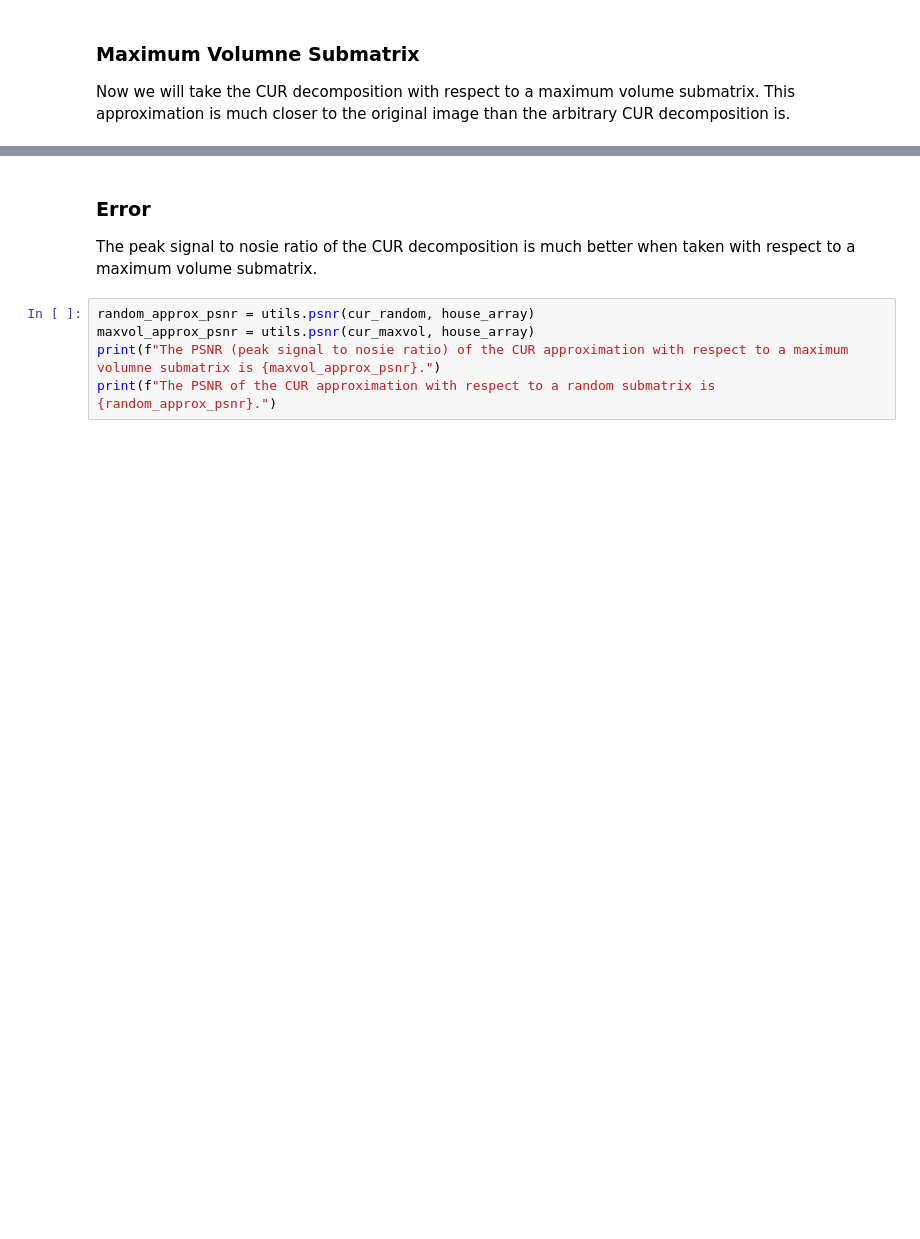
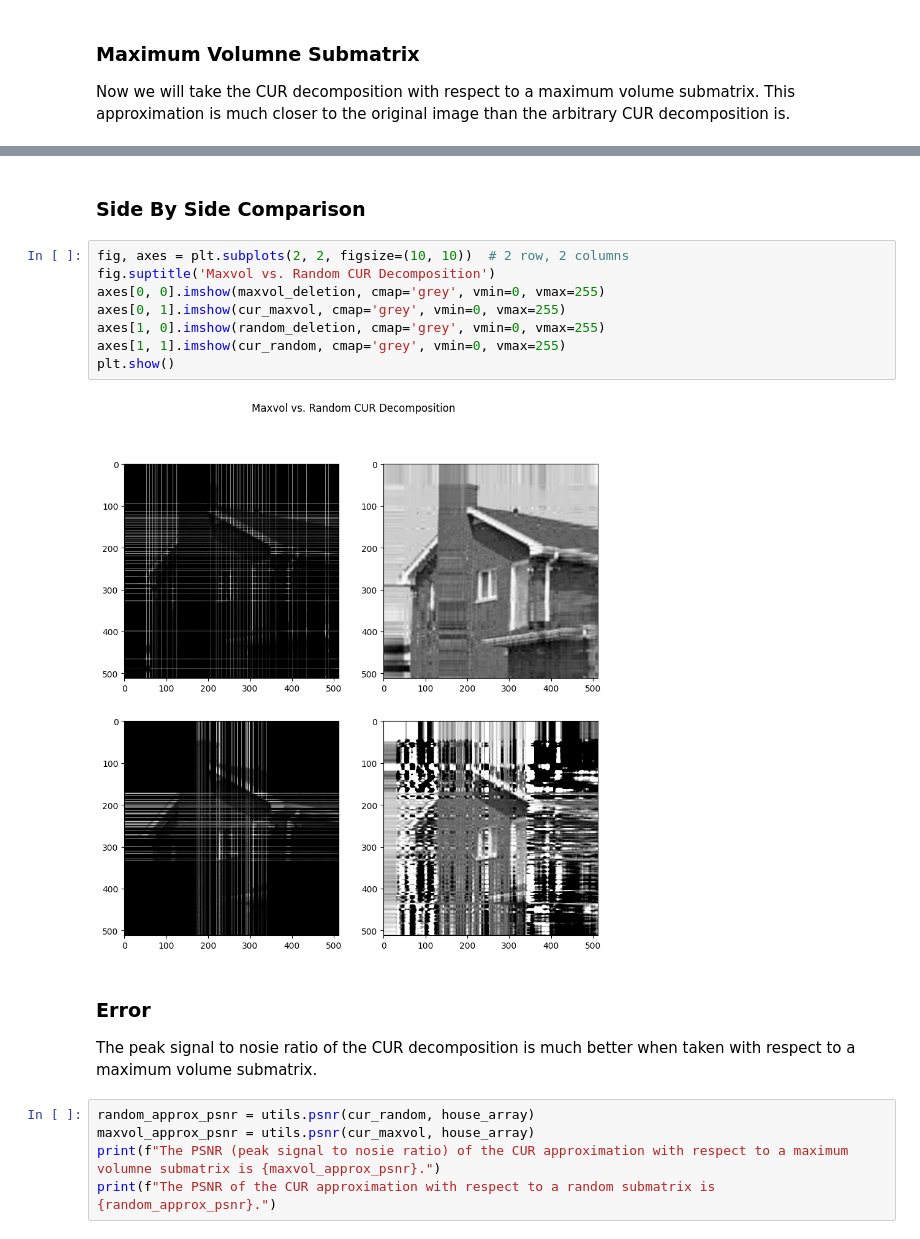
Before and after one commit to KennethJAllen/data-completion-research, a Jupyter notebook: notebooks/demo.ipynb, the cells around one changed output, grey strips where cells are left out. Saved outputs shown, nothing was run; the diff lists cells and outputs as text; blank space fills up the shorter version.

```diff
--- a/notebooks/demo.ipynb
+++ b/notebooks/demo.ipynb
@@ -97,3 +97,15 @@ plt.show()
+# %% [markdown]
+### Side By Side Comparison
+# %%
+fig, axes = plt.subplots(2, 2, figsize=(10, 10))  # 2 row, 2 columns
+fig.suptitle('Maxvol vs. Random CUR Decomposition')
+axes[0, 0].imshow(maxvol_deletion, cmap='grey', vmin=0, vmax=255)
+axes[0, 1].imshow(cur_maxvol, cmap='grey', vmin=0, vmax=255)
+axes[1, 0].imshow(random_deletion, cmap='grey', vmin=0, vmax=255)
+axes[1, 1].imshow(cur_random, cmap='grey', vmin=0, vmax=255)
+plt.show()
+# %% [output]
+[figure, added]
 # %% [markdown]
 ### Error
 
```
Also changed, not shown: parts of 4 cells of this notebook.
